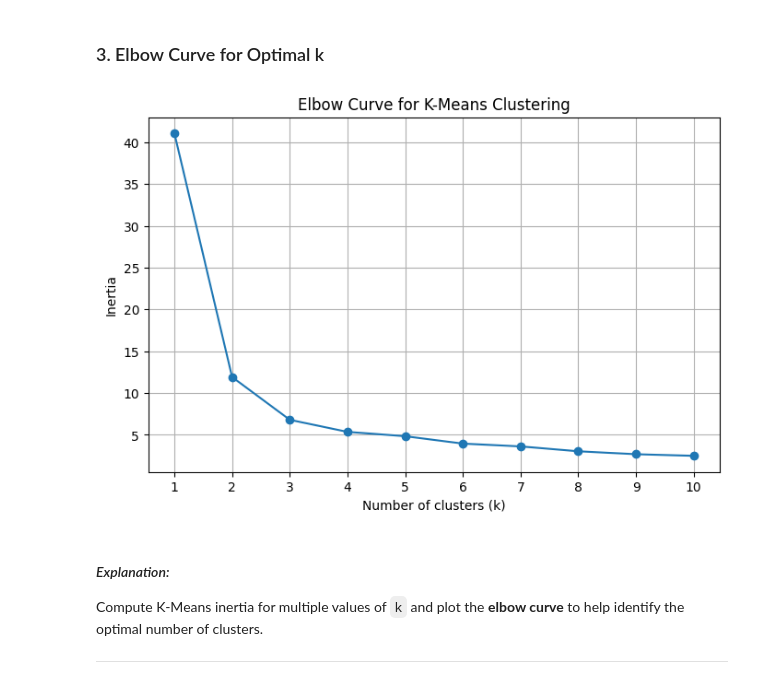
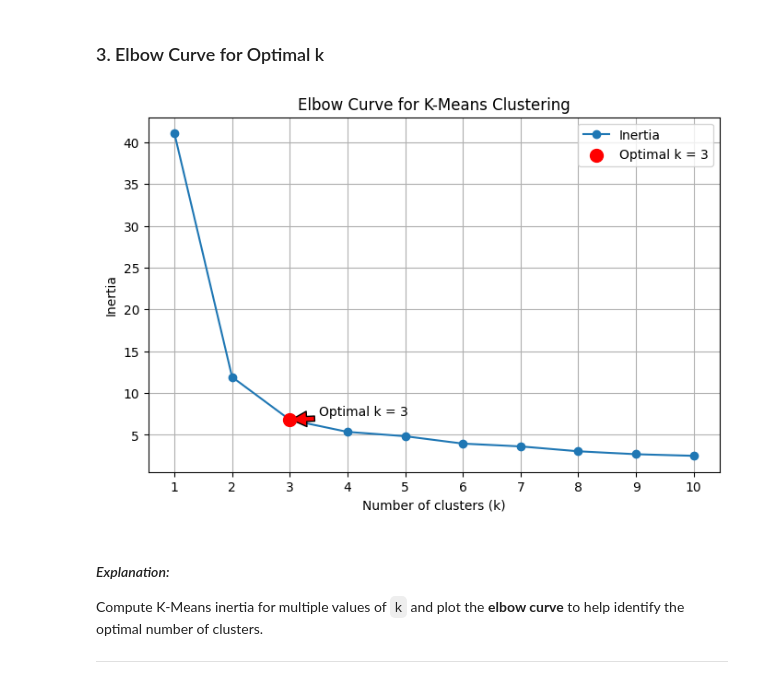
Before and after one commit to ibtj21/DSA-2040_Practical_Exam_Hana_555, a Jupyter notebook: Section_2/Task_2_Clustering/clustering_iris.ipynb, the cells around one changed output. Drawn from its saved outputs; the diff is of its cells as text; code cells hidden in the pictures.

Commit message:
image replaced by new

```diff
--- a/Section_2/Task_2_Clustering/clustering_iris.ipynb
+++ b/Section_2/Task_2_Clustering/clustering_iris.ipynb
@@ -71,43 +71,48 @@ ___
 # %%
 # Import necessary libraries
 import matplotlib.pyplot as plt
 from sklearn.cluster import KMeans
 
-# Define a function to plot the Elbow Curve
-def plot_elbow_curve(X, max_k=10):
+# Define a function to plot the Elbow Curve with optional highlighting
+def plot_elbow_curve(X, max_k=10, optimal_k=None):
     """
     Plots the Elbow Curve to help determine the optimal number of clusters (k) for KMeans.
 
     Parameters:
     - X: Feature dataset
     - max_k: Maximum number of clusters to try (default is 10)
+    - optimal_k: Optional, the optimal number of clusters to highlight on the plot
     """
-    # List to store inertia (within-cluster sum of squares) for each k
     inertia_list = []
 
-    # Loop through values of k from 1 to max_k
     for k in range(1, max_k + 1):
-        # Initialize KMeans with k clusters
         km = KMeans(n_clusters=k, random_state=42)
-
-        # Fit model and append inertia to list
         km.fit(X)
         inertia_list.append(km.inertia_)
 
-    # Plot the inertia vs. number of clusters
     plt.figure(figsize=(8,5))
-    plt.plot(range(1, max_k + 1), inertia_list, marker='o')
+    plt.plot(range(1, max_k + 1), inertia_list, marker='o', label='Inertia')
+
+    # Highlight the optimal k if provided
+    if optimal_k is not None and 1 <= optimal_k <= max_k:
+        plt.scatter(optimal_k, inertia_list[optimal_k-1], color='red', s=100, zorder=5, label=f'Optimal k = {optimal_k}')
+        plt.annotate(f'Optimal k = {optimal_k}',
+                     xy=(optimal_k, inertia_list[optimal_k-1]),
+                     xytext=(optimal_k+0.5, inertia_list[optimal_k-1]+0.5),
+                     arrowprops=dict(facecolor='red', shrink=0.05))
+
     plt.title('Elbow Curve for K-Means Clustering')
     plt.xlabel('Number of clusters (k)')
     plt.ylabel('Inertia')
     plt.xticks(range(1, max_k + 1))
     plt.grid(True)
+    plt.legend()
     plt.show()
 
-# Call the function to plot the elbow curve
-plot_elbow_curve(X)
+# Example usage: highlight k=3 as optimal
+plot_elbow_curve(X, max_k=10, optimal_k=3)
 # %% [output]
-[figure, old version]
+[figure, new version]
 # %% [markdown]
 #### *Explanation:*
 Compute K-Means inertia for multiple values of `k` and plot the **elbow curve** to help identify the optimal number of clusters.
```
Also changed, not shown: 1 other file.
